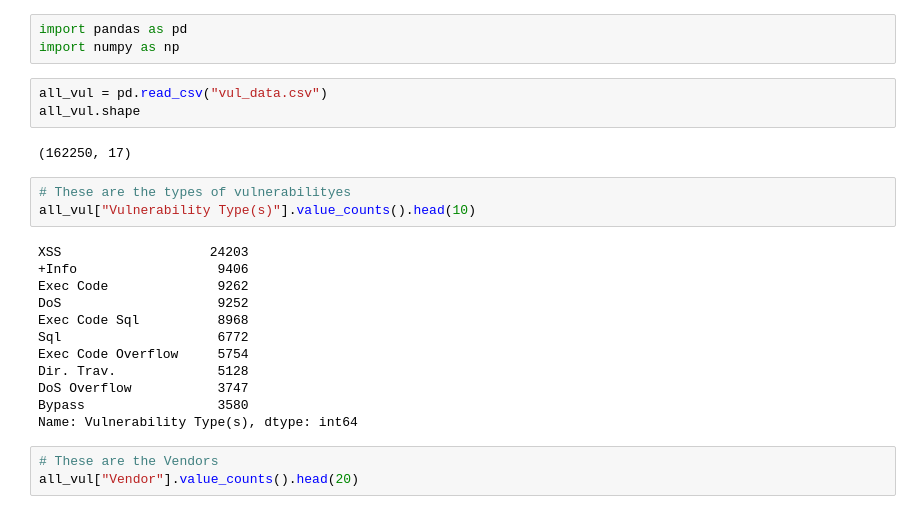
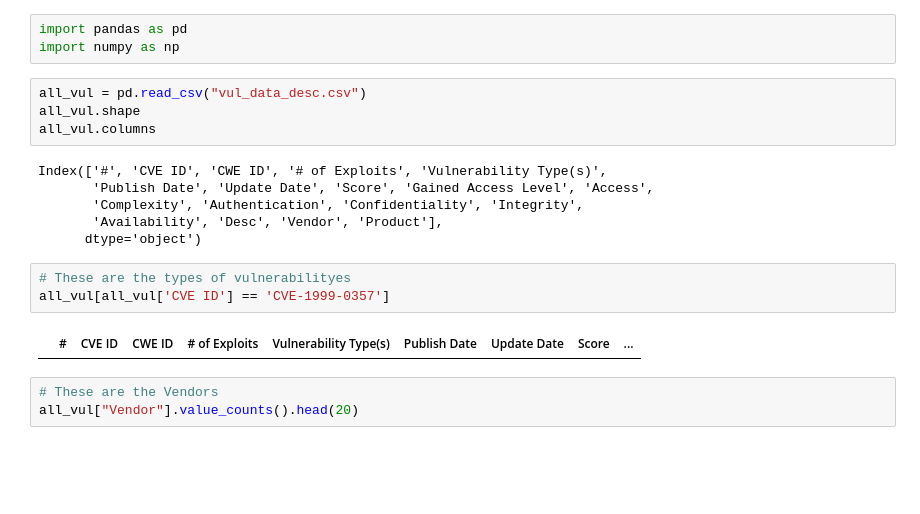
Before and after one commit to jeff-hykin/vulnerabilities_visualized, a Jupyter notebook: jupyter-notebooks/ana_vv.ipynb, the cells around one changed output. Drawn from its saved outputs; the diff is of its cells as text; blank space fills up the shorter version.

Commit message:
updated vul_data_desc to not have repeats

```diff
--- a/jupyter-notebooks/ana_vv.ipynb
+++ b/jupyter-notebooks/ana_vv.ipynb
@@ -2,25 +2,20 @@
 import pandas as pd
 import numpy as np
 # %%
-all_vul = pd.read_csv("vul_data.csv")
+all_vul = pd.read_csv("vul_data_desc.csv")
 all_vul.shape
+all_vul.columns
 # %% [output]
-(162250, 17)
+Index(['#', 'CVE ID', 'CWE ID', '# of Exploits', 'Vulnerability Type(s)',
+       'Publish Date', 'Update Date', 'Score', 'Gained Access Level', 'Access',
+       'Complexity', 'Authentication', 'Confidentiality', 'Integrity',
+       'Availability', 'Desc', 'Vendor', 'Product'],
+      dtype='object')
 # %%
 # These are the types of vulnerabilityes
-all_vul["Vulnerability Type(s)"].value_counts().head(10)
+all_vul[all_vul['CVE ID'] == 'CVE-1999-0357']
 # %% [output]
-XSS                   24203
-+Info                  9406
-Exec Code              9262
-DoS                    9252
-Exec Code Sql          8968
-Sql                    6772
-Exec Code Overflow     5754
-Dir. Trav.             5128
-DoS Overflow           3747
-Bypass                 3580
-Name: Vulnerability Type(s), dtype: int64
+|  | # | CVE ID | CWE ID | # of Exploits | Vulnerability Type(s) | Publish Date | Update Date | Score | ... |
 # %%
 # These are the Vendors
 all_vul["Vendor"].value_counts().head(20)
```
Also changed, not shown: 2 other files.
